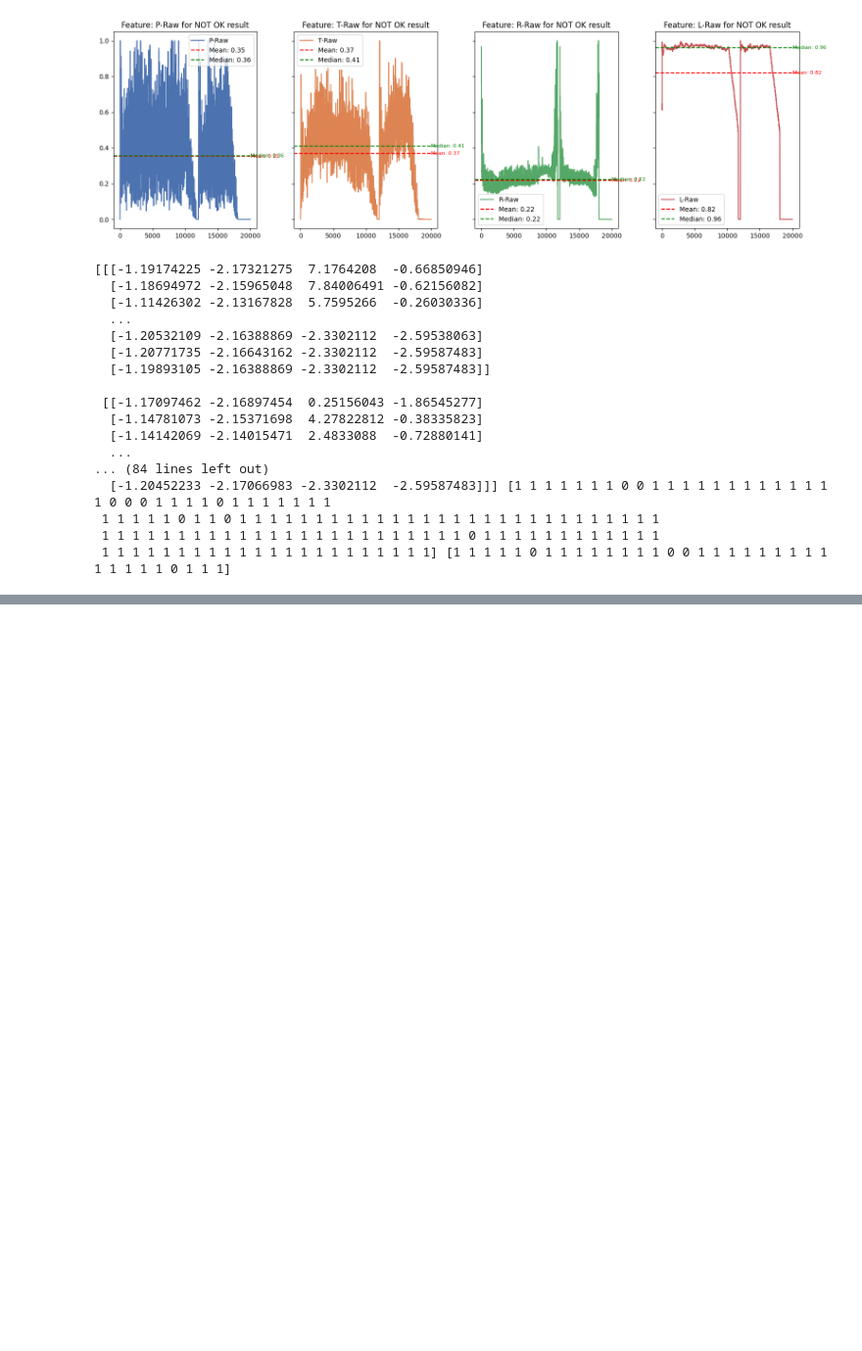
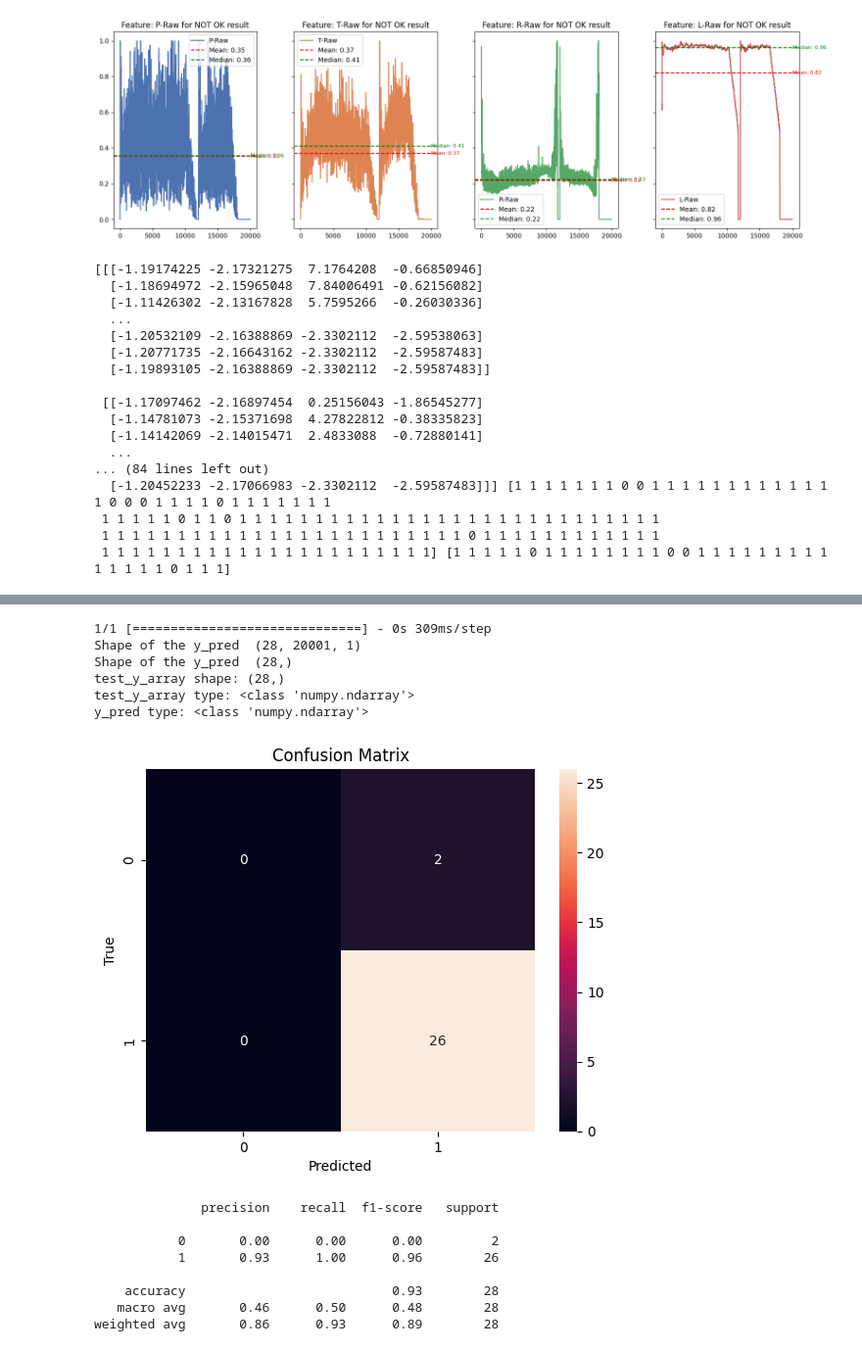
Before and after one commit to minalsv/LaserWeldingQualityCheckMLProject, a Jupyter notebook: FinalProject.ipynb, the cells around one changed output, grey strips where cells are left out. Shown at 98% size. Saved outputs shown, nothing was run; the diff lists cells and outputs as text; code cells hidden in the pictures; blank space fills up the shorter version.

```diff
--- a/FinalProject.ipynb
+++ b/FinalProject.ipynb
@@ -132,3 +197,56 @@ Test Accuracy: 0.9173210859298706
+# %%
+# Step 8 - compare STEP 5 and STEP 7 results.
+
+from sklearn.metrics import confusion_matrix, classification_report
+import seaborn as sns
+import matplotlib.pyplot as plt
+import utilities as ut
+
+# Generate predictions
+y_pred = sequential_K_fold_model.predict(test_x_array)
+print("Shape of the y_pred ",y_pred.shape)
+y_pred = np.squeeze(y_pred)  # Now y_pred should have the shape (28, 20001)
+
+# Step 2: Aggregate predictions per DataFrame (mean or majority vote)
+# Option 1: Mean Aggregation
+y_pred_mean = np.mean(y_pred, axis=1)  # Shape: (28,)
+
+# Convert to binary labels
+y_pred_binary = (y_pred_mean > 0.5).astype(int)  # Shape: (28,)
+print("Shape of the y_pred ",y_pred_binary.shape)
+
+
+if isinstance(test_y_array, np.ndarray):
+    test_y_array = test_y_array.flatten()
+
+
+print(f"test_y_array shape: {test_y_array.shape}")
+print(f"test_y_array type: {type(test_y_array)}")
+print(f"y_pred type: {type(y_pred_binary)}")
+
+
+
+# Confusion Matrix
+plot_confusion_matrix(test_y_array, y_pred_binary)
+
+# Classification Report
+print(classification_report(test_y_array, y_pred_binary,zero_division=0))
+# %% [output]
+1/1 [==============================] - 0s 309ms/step
+Shape of the y_pred  (28, 20001, 1)
+Shape of the y_pred  (28,)
+test_y_array shape: (28,)
+test_y_array type: <class 'numpy.ndarray'>
+y_pred type: <class 'numpy.ndarray'>
+[figure, added]
+              precision    recall  f1-score   support
+
+           0       0.00      0.00      0.00         2
+           1       0.93      1.00      0.96        26
+
+    accuracy                           0.93        28
+   macro avg       0.46      0.50      0.48        28
+weighted avg       0.86      0.93      0.89        28
 # %%
 # STEP 9 - Run keras lib based model - functional model
 # %%
```
Also changed, not shown: parts of 13 cells of this notebook, 3 other files.
